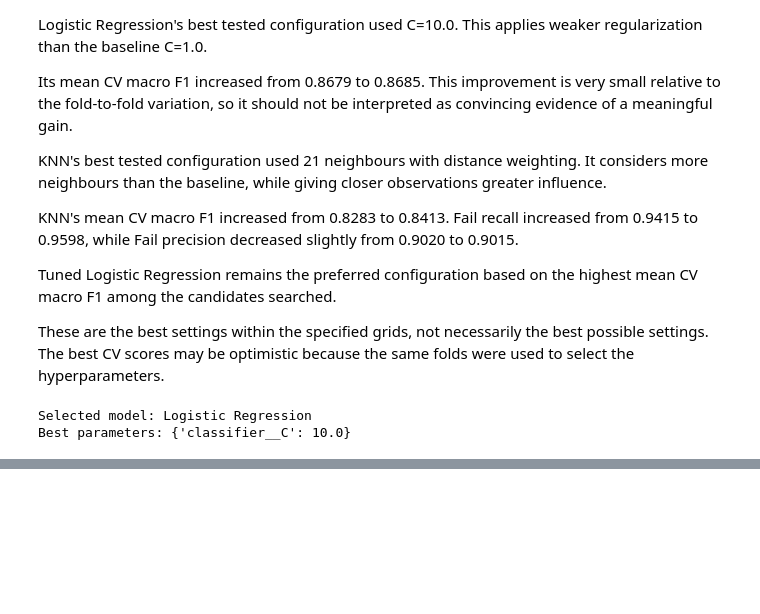
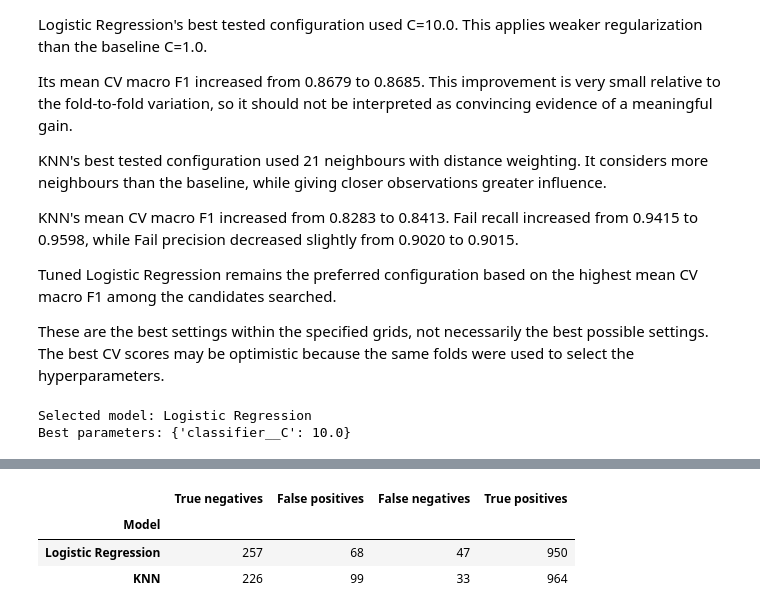
Before and after one commit to RariRaj/student-performance-prediction, a Jupyter notebook: notebooks/analysis.ipynb, the cells around one changed output, grey strips where cells are left out. Cells and saved outputs as stored; diff of their text form; code cells hidden in the pictures; blank space fills up the shorter version.

```diff
--- a/notebooks/analysis.ipynb
+++ b/notebooks/analysis.ipynb
@@ -1549,0 +1637,21 @@ Best parameters: {'classifier__C': 10.0}
+# %%
+#Display and save per-class reports
+for name, y_pred in tuned_test_predictions.items():
+    report = classification_report(
+        y_test,
+        y_pred,
+        labels=[0, 1],
+        target_names=["Pass", "Fail"],
+        digits=4,
+        zero_division=0,
+    )
+
+    print(f"\nTuned {name}")
+    print(report)
+
+    filename = name.lower().replace(" ", "_")
+
+    (REPORTS_DIR / f"tuned_{filename}_classification_report.txt").write_text(
+        report,
+        encoding="utf-8",
+    )
@@ -1549,0 +1841,15 @@ Best parameters: {'classifier__C': 10.0}
+# %%
+confusion_summary = (
+    pd.DataFrame(confusion_rows).set_index("Model")
+)
+
+display(confusion_summary)
+
+confusion_summary.to_csv(
+    REPORTS_DIR / "tuned_confusion_counts.csv"
+)
+# %% [output]
+|  | True negatives | False positives | False negatives | True positives |
+| Model |  |  |  |  |
+| Logistic Regression | 257 | 68 | 47 | 950 |
+| KNN | 226 | 99 | 33 | 964 |
```
Also changed, not shown: parts of 12 cells of this notebook, 16 other files.
